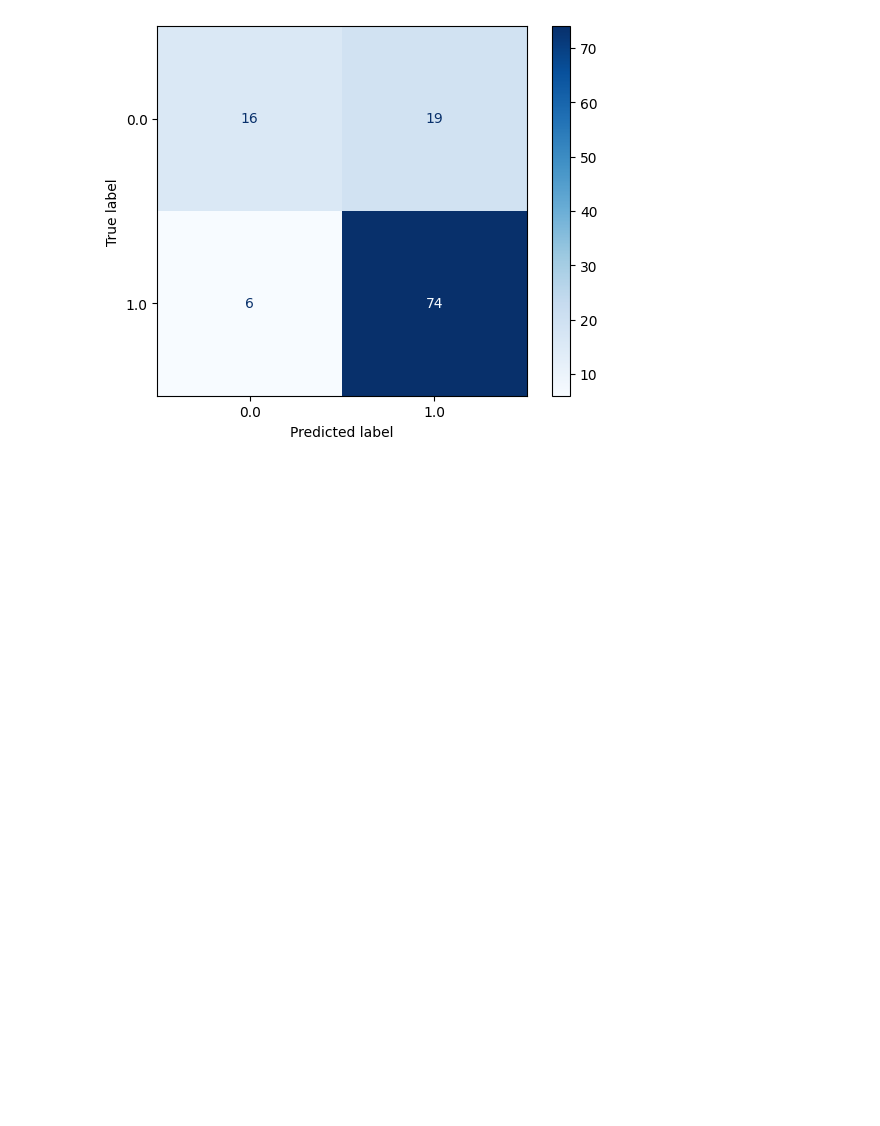
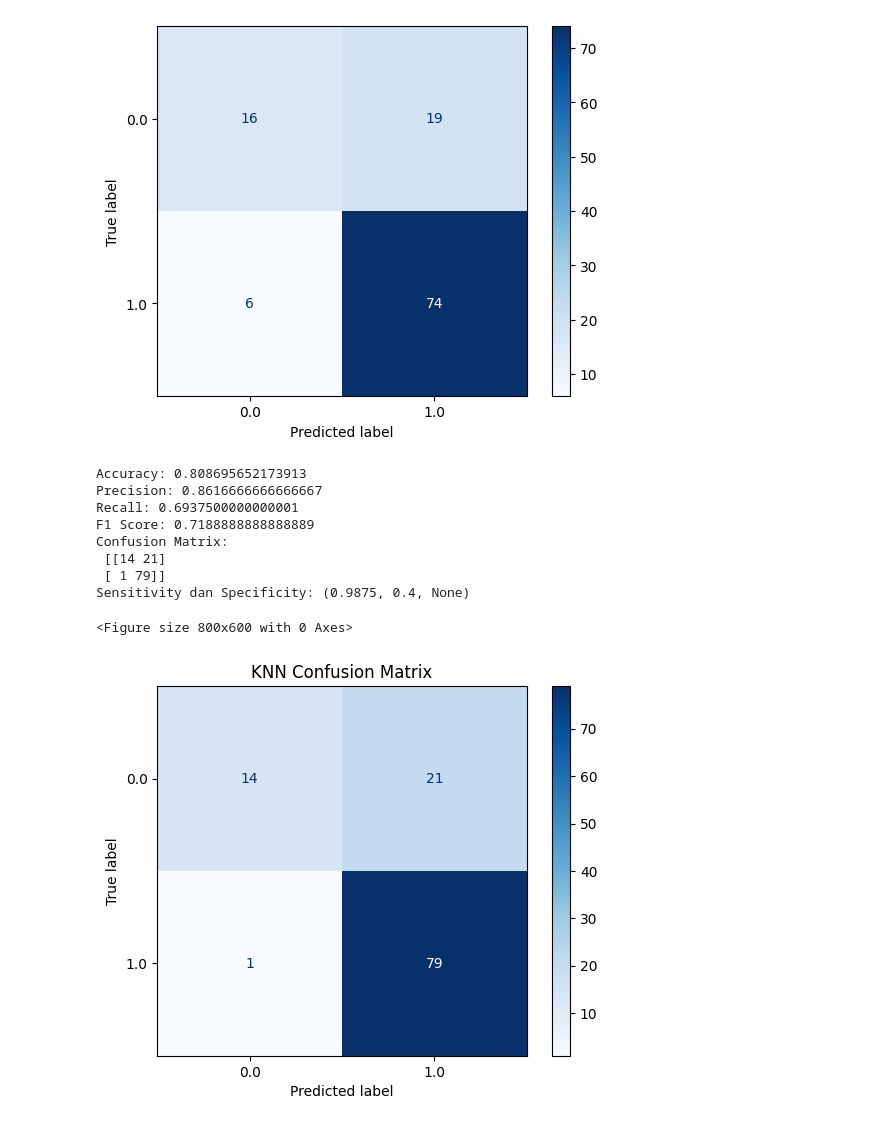
Before and after one commit to aliifam/ppd, a Jupyter notebook: ppd/pekan4/tutam1.ipynb, the cells around one changed output. Cells and saved outputs as stored; diff of their text form; code cells hidden in the pictures; blank space fills up the shorter version.

```diff
--- a/ppd/pekan4/tutam1.ipynb
+++ b/ppd/pekan4/tutam1.ipynb
@@ -422,3 +422,46 @@ Confusion Matrix: [[16 19]
 Sensitivity dan Specificity: (0.925, 0.45714285714285713, None)
 <sklearn.metrics._plot.confusion_matrix.ConfusionMatrixDisplay at 0x...>
 [figure]
+# %%
+# knn
+from sklearn.neighbors import KNeighborsClassifier
+
+# Define the KNN model with appropriate hyperparameters (adjust as needed)
+knn_model = KNeighborsClassifier(n_neighbors=5, metric='euclidean')
+
+# Train the KNN model
+knn_model.fit(X_train, y_train)
+
+# Make predictions
+y_pred = knn_model.predict(X_test)
+
+# Evaluate model performance
+accuracy = accuracy_score(y_test, y_pred)
+precision = precision_score(y_test, y_pred, average='macro')
+recall = recall_score(y_test, y_pred, average='macro')
+cm = confusion_matrix(y_test, y_pred)
+
+print('Accuracy:', accuracy)
+print('Precision:', precision)
+print('Recall:', recall)
+print('F1 Score:', f1_score(y_test, y_pred, average='macro'))
+print('Confusion Matrix:\n', cm)
+print('Sensitivity dan Specificity:', sensitivity_specificity_support(y_test, y_pred, average='binary'))
+
+# Visualize the confusion matrix (optional)
+plt.figure(figsize=(8, 6))
+disp = ConfusionMatrixDisplay(confusion_matrix=cm, display_labels=np.unique(y_test))
+disp.plot(cmap=plt.cm.Blues)
+plt.title('KNN Confusion Matrix')
+plt.show()
+# %% [output]
+Accuracy: 0.808695652173913
+Precision: 0.8616666666666667
+Recall: 0.6937500000000001
+F1 Score: 0.7188888888888889
+Confusion Matrix:
+ [[14 21]
+ [ 1 79]]
+Sensitivity dan Specificity: (0.9875, 0.4, None)
+<Figure size 800x600 with 0 Axes>
+[figure, added]
```
Also changed, not shown: parts of 2 cells of this notebook.
